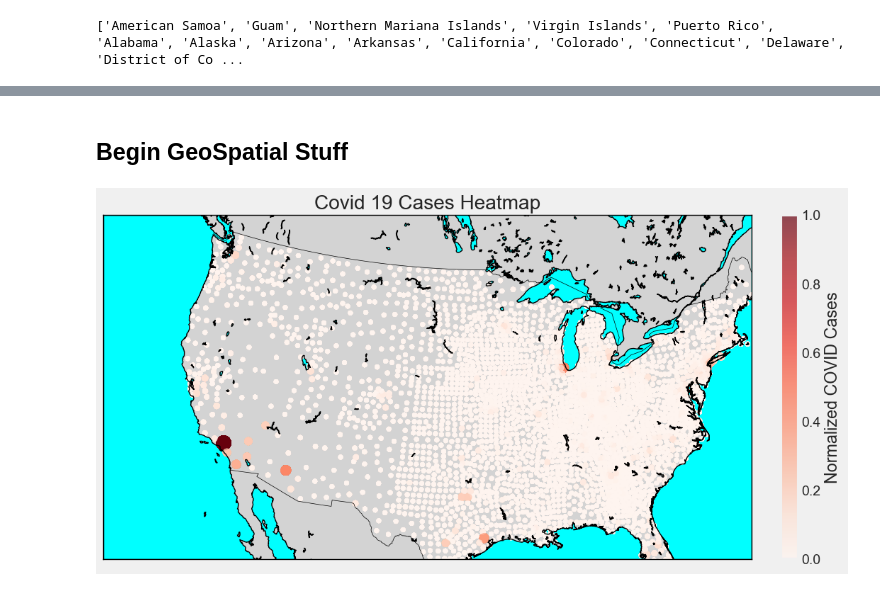
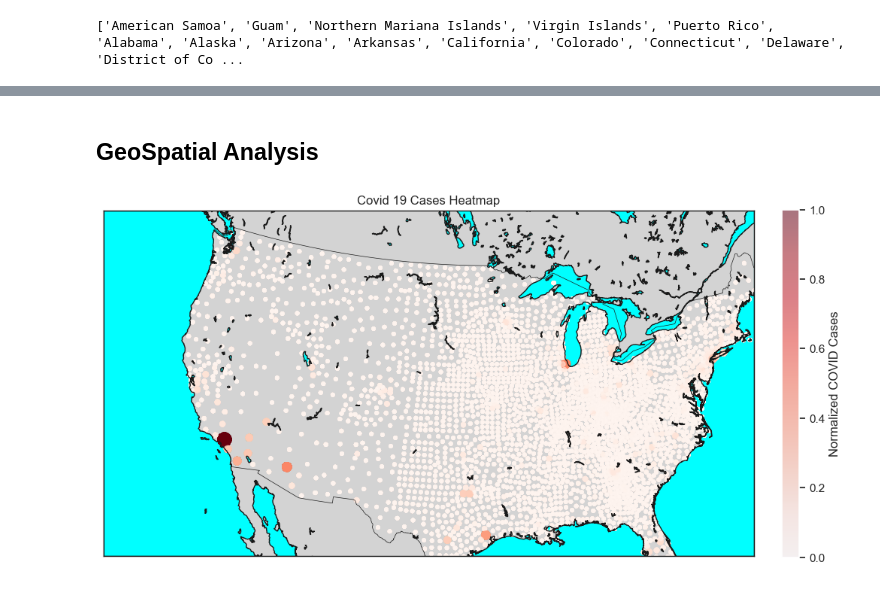
Before and after one commit to joshmatni/cs431-project, a Jupyter notebook: eda_covid.ipynb, the cells around one changed output, grey strips where cells are left out. Saved outputs shown, nothing was run; the diff lists cells and outputs as text; code cells hidden in the pictures.

```diff
--- a/eda_covid.ipynb
+++ b/eda_covid.ipynb
@@ -229,5 +236,4 @@ plt.show()
 # %%
-sns.set_style("darkgrid")
 plt.figure(figsize=(14,7))
 
 for category in categories:
@@ -251,9 +259,19 @@ plt.show()
 # %%
 grouped_df = grouped_df.set_index('Date')
-plt.style.use('fivethirtyeight')
 decomposition = seasonal_decompose(grouped_df['Cases'], model='additive', period=1)  # annual seasonality
 
 fig = decomposition.plot()
 fig.set_size_inches(12, 8)
 plt.show()
+
+# p < 0.05 suggests stationarity
+c_res = adfuller(grouped_df['Cases']) # stationary
+print(f"ADF Statistic for Cases: {c_res[0]}")
+print(f"p-value for Cases: {c_res[1]}")
+
+d_res = adfuller(grouped_df['Deaths']) # stationary
+print(f"\nADF Statistic for Deaths: {d_res[0]}")
+print(f"p-value for Deaths: {d_res[1]}")
+
+# stationary means statistical properties remain constant overtime in the DF. (Mean, variance, autocorrelation structure)
 # %% [output]
@@ -292,6 +415,6 @@ merged_df.head()
 # %%
 display(merged_df.isnull().sum())
-merged_df.drop(columns=['FIPS', 'Admin2'], inplace=True)
+merged_df.drop(columns=['FIPS', 'County'], inplace=True)
 display(merged_df.head())
 #merged_df.to_csv('cleaned_data/cleaned_US_cases_and_deaths.csv')
 #print('csv written!')
@@ -319,50 +442,53 @@ dtype: int64
 | 2020-01-22 | 84038085 | US | USA | 840 | North Dakota | US | 46.113233 | -101.044015 | Sioux, North Dakota, US | ... |
 | 2020-01-22 | 84006063 | US | USA | 840 | California | US | 40.003560 | -120.839524 | Plumas, California, US | ... |
 # %% [markdown]
-## Begin GeoSpatial Stuff
+## GeoSpatial Analysis
 # %%
 # plotting geospatial stuffy
-from shapely.geometry import Point
-
-if 'latitutde' not in merged_df.columns and 'longitude' not in merged_df.columns:
-    merged_df.rename({'Lat': 'latitude', 'Long_': 'longitude'}, axis='columns', inplace=True)
 
 # create geometry (coordinate) column and turn df into gdf
-merged_df['geometry'] = merged_df.apply(lambda row: Point(row['longitude'], row['latitude']), axis=1)
-gdf = geopandas.GeoDataFrame(merged_df, geometry='geometry', crs="EPSG:4326")
+
+# create copy
+geo_merged_df = merged_df.copy()
+
+if 'latitutde' not in geo_merged_df.columns and 'longitude' not in geo_merged_df.columns:
+    geo_merged_df.rename({'Lat': 'latitude', 'Long_': 'longitude'}, axis='columns', inplace=True)
+
+geo_merged_df['geometry'] = geo_merged_df.apply(lambda row: Point(row['longitude'], row['latitude']), axis=1)
+gdf = geopandas.GeoDataFrame(geo_merged_df, geometry='geometry', crs="EPSG:4326")
 # %%
-# earth heatmap plot
+# USA heatmap plot
 
 lons = gdf['longitude'].values
 lats = gdf['latitude'].values
 cases = gdf['Cases'].values
 
 # normalize case numbers for better visualizations
 cases_scaled = (cases - cases.min()) / (cases.max() - cases.min())
 
 fig, ax = plt.subplots(figsize=(12,6))
 m = Basemap(projection='lcc', resolution='i',
             lat_0=37.5, lon_0=-95,  # Centered on USA
             llcrnrlon=-125, llcrnrlat=24,  # Lower-left corner
             urcrnrlon=-66, urcrnrlat=50,  # Upper-right corner
             ax=ax)
 
 m.drawcoastlines()
 m.drawcountries()
 m.drawmapboundary(fill_color='aqua')
 m.fillcontinents(color='lightgray', lake_color='aqua')
 
 # convert lat and lon into map coordinates
 x, y = m(lons, lats)
 
 # heatmap (scatter plot with alpha blending)
-sc = ax.scatter(x, y, c=cases_scaled, cmap='Reds', alpha=0.7, s=cases_scaled * 200 + 20)
+sc = ax.scatter(x, y, c=cases_scaled, cmap='Reds', alpha=0.5, s=cases_scaled * 150 + 10)
 
 # color bar
 cbar = plt.colorbar(sc, orientation='vertical', fraction=0.03, pad=0.04)
 cbar.set_label("Normalized COVID Cases")
 
 plt.title('Covid 19 Cases Heatmap')
 plt.show()
 # %% [output]
-[figure, old version]
+[figure, new version]
```
Also changed, not shown: parts of 17 cells of this notebook.
